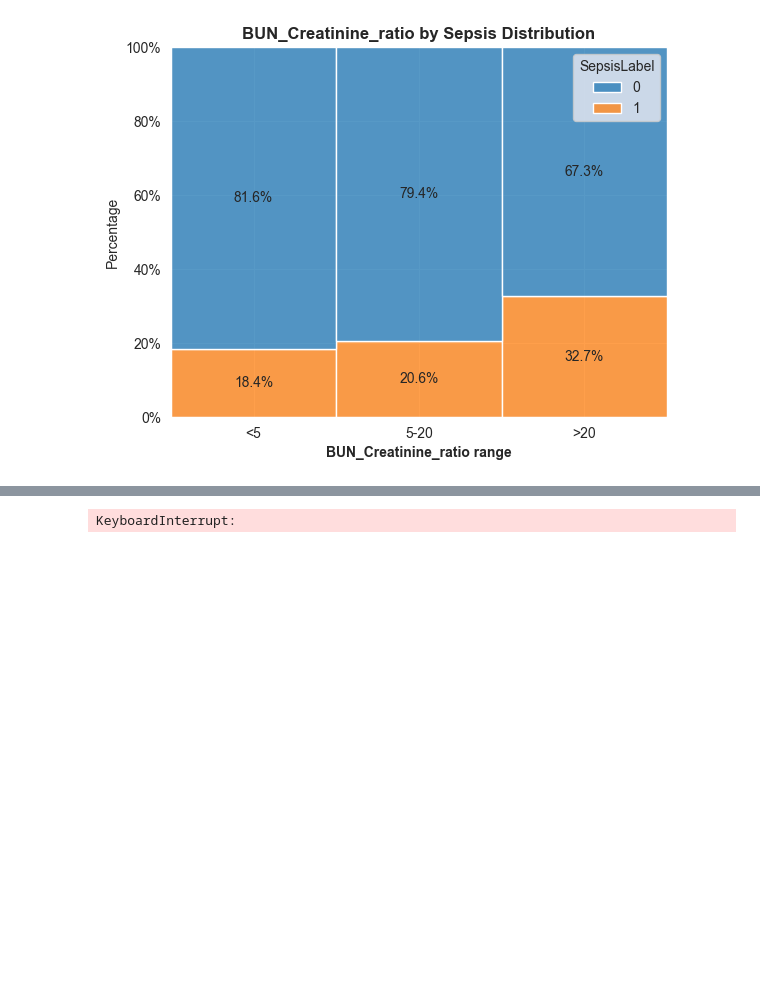
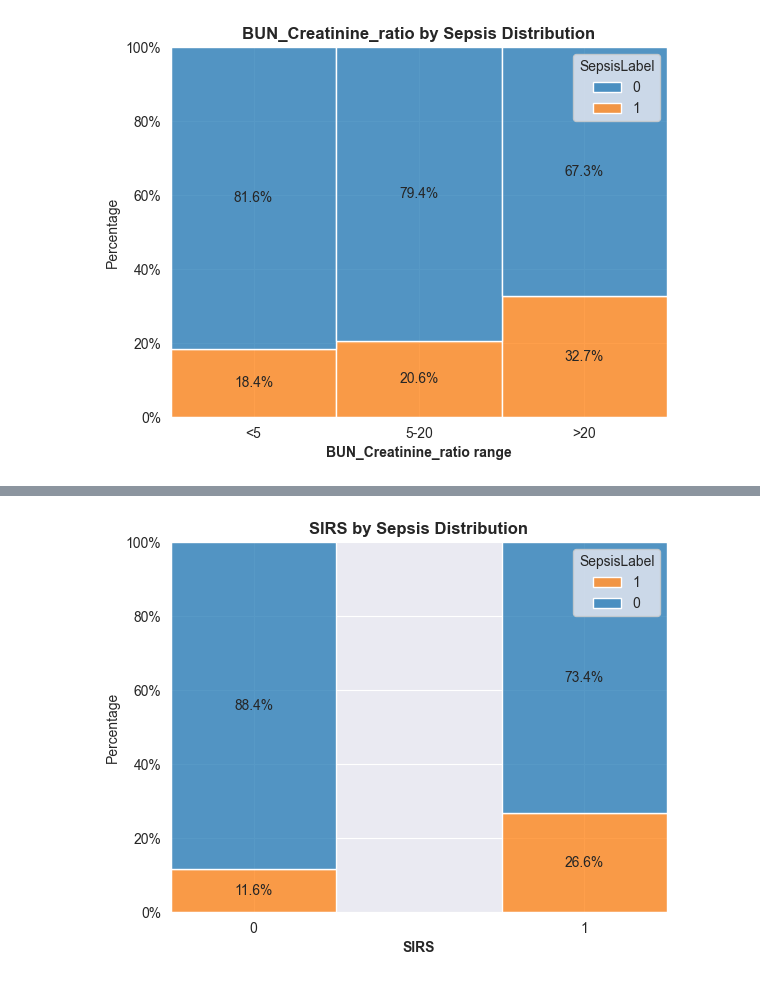
Before and after one commit to maayan-aytek/DS_LAB, a Jupyter notebook: train_and_pred.ipynb, the cells around one changed output, grey strips where cells are left out. Drawn from its saved outputs; the diff is of its cells as text; code cells hidden in the pictures; blank space fills up the shorter version.

```diff
--- a/train_and_pred.ipynb
+++ b/train_and_pred.ipynb
@@ -890,54 +501,0 @@ def add_last_n_slope_cols(df, cols_to_process, n):
-# %%
-from sklearn.model_selection import GridSearchCV
-from sklearn.model_selection import KFold, cross_val_score, cross_val_predict
-from sklearn.metrics import roc_auc_score
-from xgboost.sklearn import XGBClassifier
-from tqdm import tqdm
-
-# Define the hyperparameters to search over
-param_grid = {
-    'n_estimators': [100, 200, 300],
-    'max_depth': [10, 20, 25, 30],
-    'min_samples_leaf': [3, 5, 7]
-}
-
-# Define the inner and outer cross-validation strategies
-inner_cv = KFold(n_splits=5, shuffle=True)
-outer_cv = KFold(n_splits=5, shuffle=True)
-
-# Initialize the outer loop's best performance metric and hyperparameters
-best_score = 0
-best_params = {}
-
-# Perform the model selection and hyperparameter tuning
-i = 1
-for train_val_index, test_index in tqdm(outer_cv.split(X_train, y_train)):
-    # Split the data into training/validation and test sets
-    dX_train_val, dY_train_val = X_train.iloc[train_val_index], y_train.iloc[train_val_index]
-    dX_test, dY_test = X_train.iloc[test_index], y_train.iloc[test_index]
-
-    # Perform grid search over the hyperparameters using the inner loop's k-fold cross-validation
-    clf = GridSearchCV(
-        RandomForestClassifier(),
-        param_grid,
-        cv=inner_cv,
-        scoring='f1'
-    )
-    clf.fit(dX_train_val, dY_train_val)
-
-    # Evaluate the performance of the best model on the outer loop's test set
-    y_pred = clf.predict(dX_test)[:,1]
-    score = f1_score(dY_test, y_pred)
-
-    # Update the best performance metric and hyperparameters if necessary
-    if score > best_score:
-        best_score = score
-        best_params = clf.best_params_
-    print("fold", i)
-    i += 1
-
-# Use the best hyperparameters to fit the model and make predictions
-clf = RandomForestClassifier(**best_params)
-print(best_params)
-# %% [output]
-KeyboardInterrupt:
@@ -965,0 +502,20 @@ all_y_pred = run_and_eval(model_class=eclf,
+# %%
+ax = sns.histplot(data=df_processed, x="SIRS", hue="SepsisLabel",  multiple='fill', binwidth=0.49)
+mids = [rect.get_x() + rect.get_width() / 2 for rect in ax.patches]
+mids = [mids[0], mids[2]]
+ax.set_xticks(ticks=mids, labels=[0,1])
+sns.despine()
+
+for bars in ax.containers:
+    heights = [b.get_height() for b in bars]
+    labels = [f'{h * 100:.1f}%' if h > 0.001 else '' for h in heights]
+    ax.bar_label(bars, labels=labels, label_type='center')
+
+ax.yaxis.set_major_formatter(PercentFormatter(1))
+plt.legend(title="SepsisLabel", labels=["1", "0"])
+plt.xlabel('SIRS', fontweight = "bold")
+plt.ylabel("Percentage")
+plt.title("SIRS by Sepsis Distribution", fontweight = "bold")
+plt.show()
+# %% [output]
+[figure, added]
```
Also changed, not shown: parts of 48 cells of this notebook, 3 other files.
